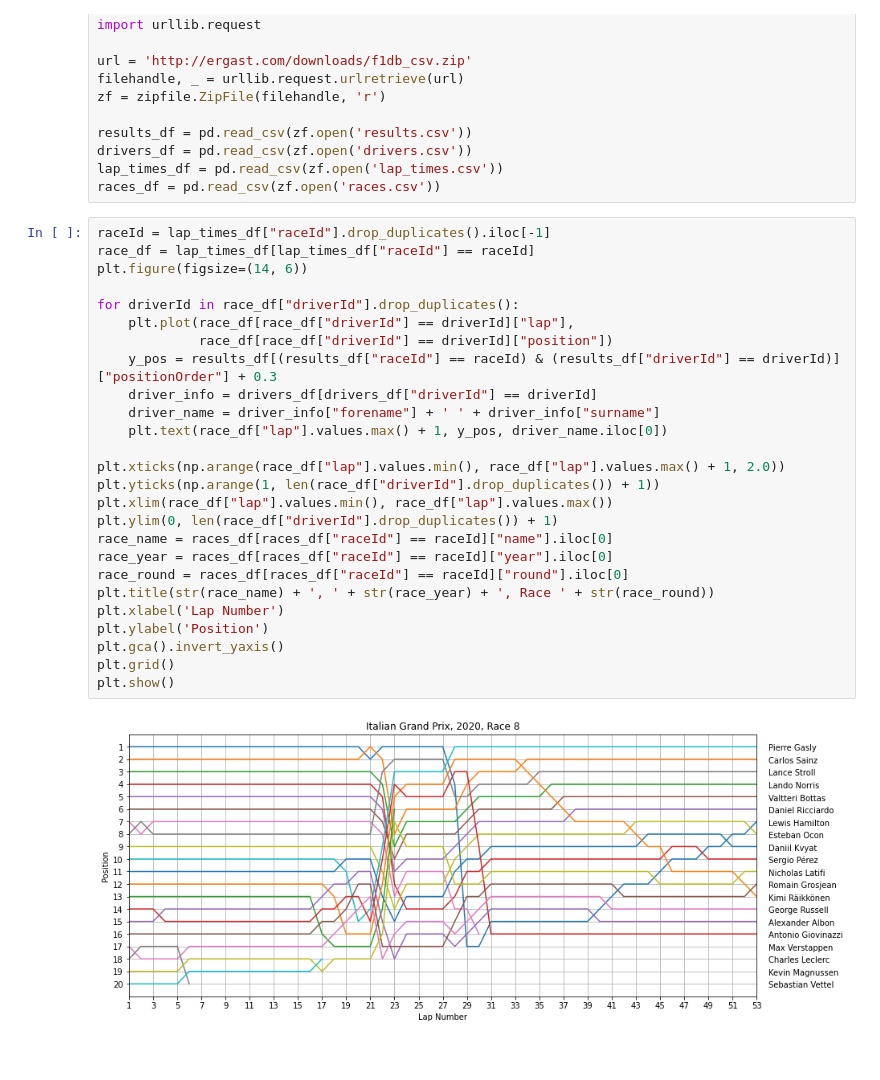
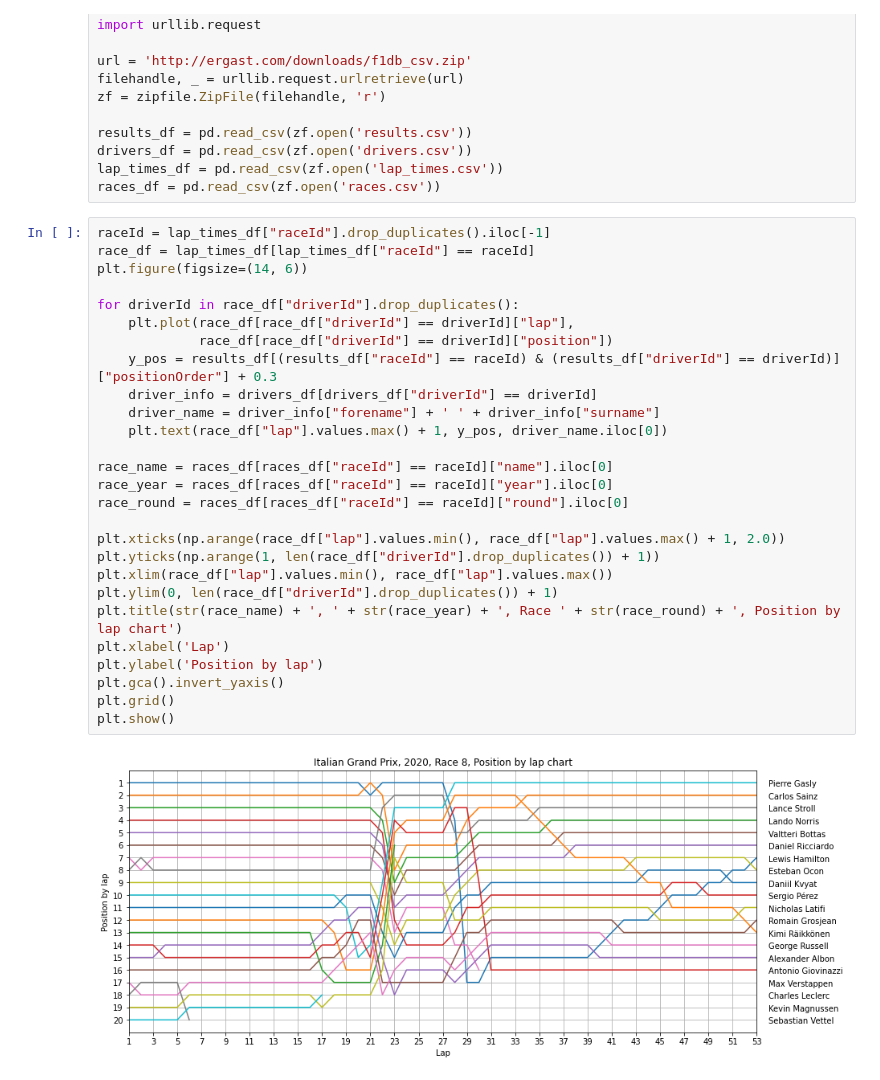
Before and after one commit to cnkndmr/formula1-data-analysis, a Jupyter notebook: src/01-position_by_lap.ipynb, the cells around one changed output. Drawn from its saved outputs; the diff is of its cells as text.

```diff
--- a/src/01-position_by_lap.ipynb
+++ b/src/01-position_by_lap.ipynb
@@ -16,28 +16,29 @@ races_df = pd.read_csv(zf.open('races.csv'))
 # %%
 raceId = lap_times_df["raceId"].drop_duplicates().iloc[-1]
 race_df = lap_times_df[lap_times_df["raceId"] == raceId]
 plt.figure(figsize=(14, 6))
 
 for driverId in race_df["driverId"].drop_duplicates():
     plt.plot(race_df[race_df["driverId"] == driverId]["lap"],
              race_df[race_df["driverId"] == driverId]["position"])
     y_pos = results_df[(results_df["raceId"] == raceId) & (results_df["driverId"] == driverId)]["positionOrder"] + 0.3
     driver_info = drivers_df[drivers_df["driverId"] == driverId]
     driver_name = driver_info["forename"] + ' ' + driver_info["surname"]
     plt.text(race_df["lap"].values.max() + 1, y_pos, driver_name.iloc[0])
 
+race_name = races_df[races_df["raceId"] == raceId]["name"].iloc[0]
+race_year = races_df[races_df["raceId"] == raceId]["year"].iloc[0]
+race_round = races_df[races_df["raceId"] == raceId]["round"].iloc[0]
+
 plt.xticks(np.arange(race_df["lap"].values.min(), race_df["lap"].values.max() + 1, 2.0))
 plt.yticks(np.arange(1, len(race_df["driverId"].drop_duplicates()) + 1))
 plt.xlim(race_df["lap"].values.min(), race_df["lap"].values.max())
 plt.ylim(0, len(race_df["driverId"].drop_duplicates()) + 1)
-race_name = races_df[races_df["raceId"] == raceId]["name"].iloc[0]
-race_year = races_df[races_df["raceId"] == raceId]["year"].iloc[0]
-race_round = races_df[races_df["raceId"] == raceId]["round"].iloc[0]
-plt.title(str(race_name) + ', ' + str(race_year) + ', Race ' + str(race_round))
-plt.xlabel('Lap Number')
-plt.ylabel('Position')
+plt.title(str(race_name) + ', ' + str(race_year) + ', Race ' + str(race_round) + ', Position by lap chart')
+plt.xlabel('Lap')
+plt.ylabel('Position by lap')
 plt.gca().invert_yaxis()
 plt.grid()
 plt.show()
 # %% [output]
-[figure, old version]
+[figure, new version]
```
Also changed, not shown: 2 other files.
